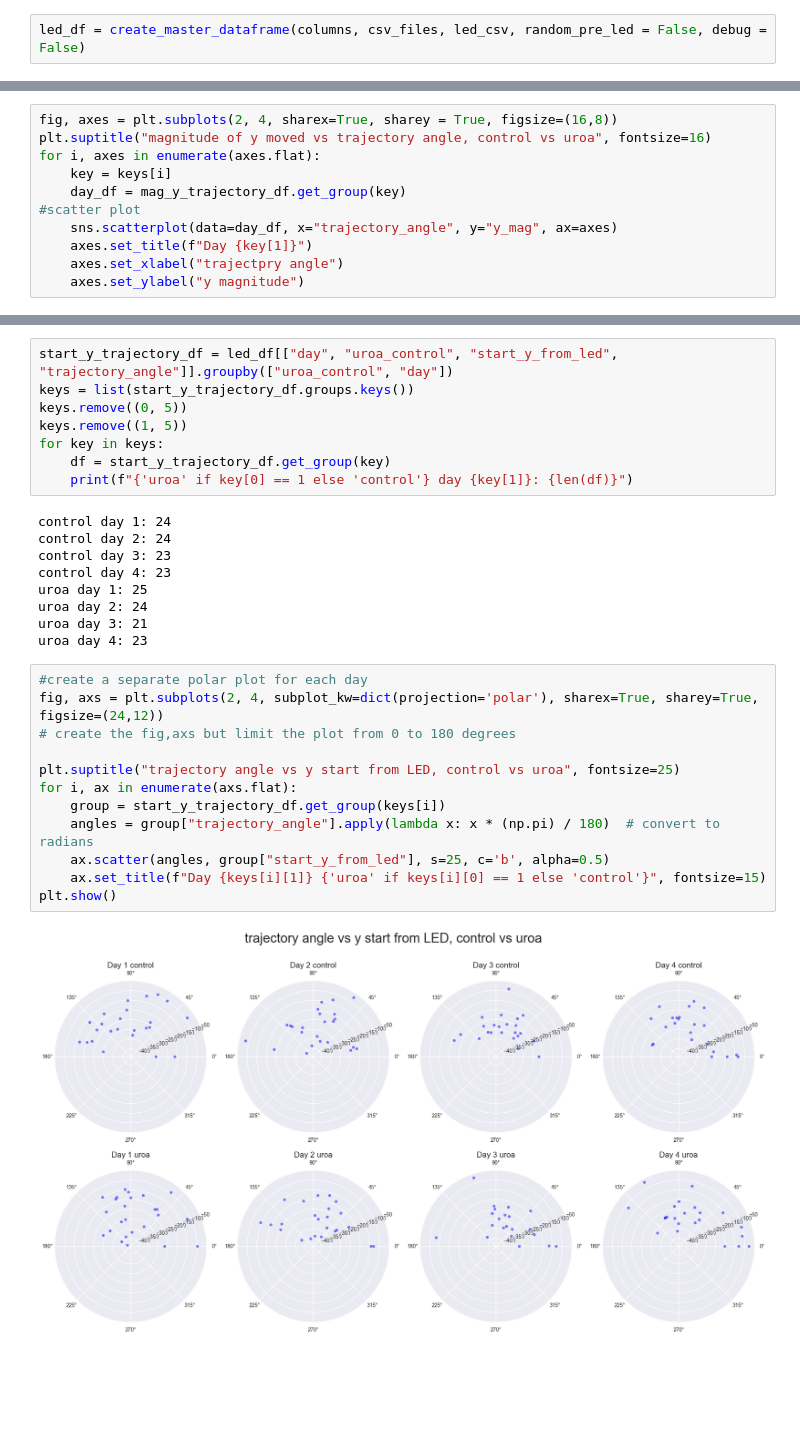
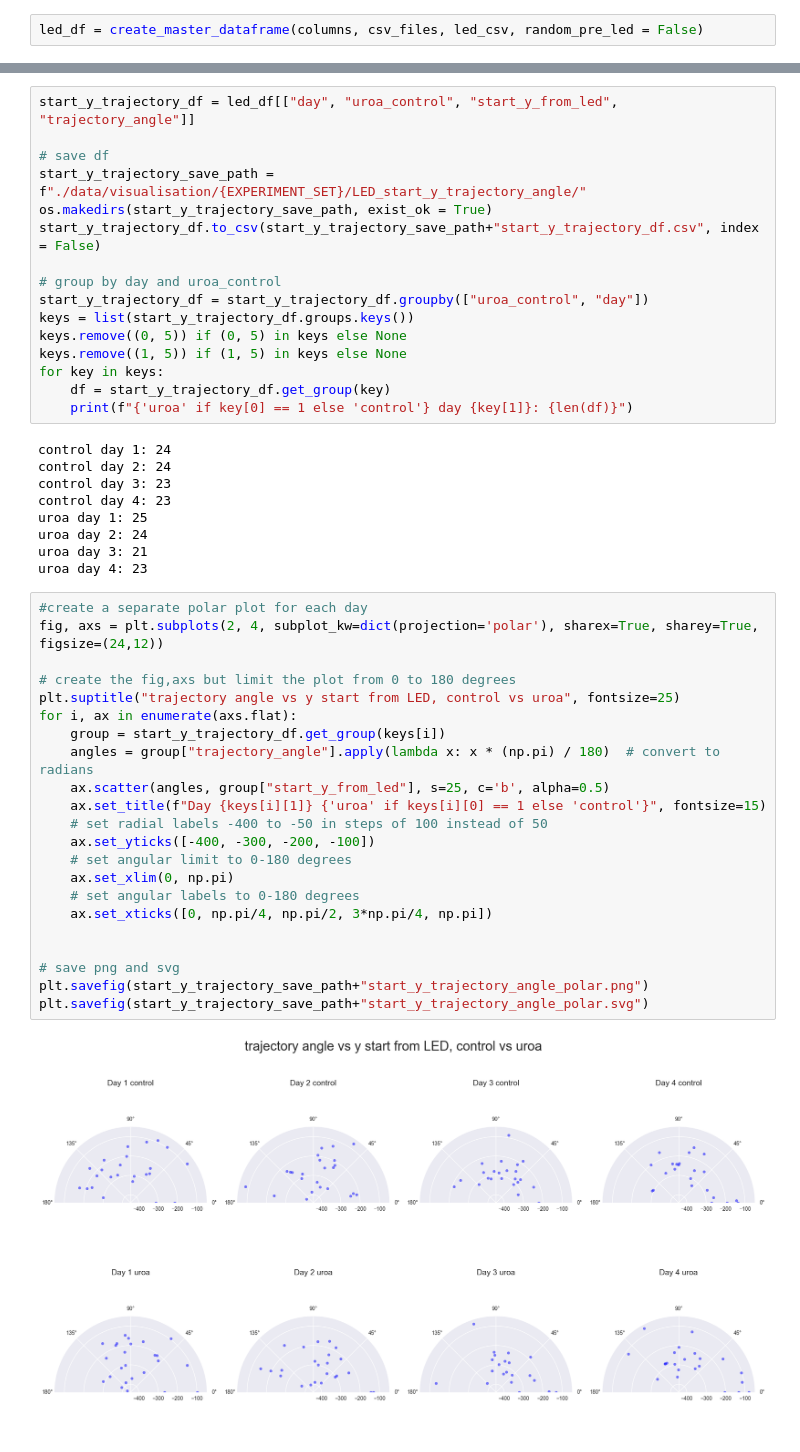
Before and after one commit to teesha902/FYP_ASMLab, a Jupyter notebook: visualisation.ipynb, the cells around one changed output, grey strips where cells are left out. Saved outputs shown, nothing was run; the diff lists cells and outputs as text; blank space fills up the shorter version.

Commit message:
saving plots + trajectory, y_led_start, y_mag y_up

```diff
--- a/visualisation.ipynb
+++ b/visualisation.ipynb
@@ -200,7 +212,7 @@ columns = ['name',
 # %% [markdown]
 #### LED subset data frame
 # %%
-led_df = create_master_dataframe(columns, csv_files, led_csv, random_pre_led = False, debug = False)
+led_df = create_master_dataframe(columns, csv_files, led_csv, random_pre_led = False)
 # %% [output]
 101_M.csv
 144_M.csv
@@ -447,11 +517,0 @@ for key in keys:
-# %%
-fig, axes = plt.subplots(2, 4, sharex=True, sharey = True, figsize=(16,8))
-plt.suptitle("magnitude of y moved vs trajectory angle, control vs uroa", fontsize=16)
-for i, axes in enumerate(axes.flat):
-    key = keys[i]
-    day_df = mag_y_trajectory_df.get_group(key)
-#scatter plot
-    sns.scatterplot(data=day_df, x="trajectory_angle", y="y_mag", ax=axes)
-    axes.set_title(f"Day {key[1]}")
-    axes.set_xlabel("trajectpry angle")
-    axes.set_ylabel("y magnitude")
@@ -474,10 +535,18 @@ plt.show()
 
 This puts LED at the center of the polar plot essentially, and we plot how far does each fish start from the LED. If they are starting from a lower height, they are radially outwards (we want this so that those who started closer are shown as closer to LED, plus their trajectory angle does not matter too much)
 # %%
-start_y_trajectory_df = led_df[["day", "uroa_control", "start_y_from_led", "trajectory_angle"]].groupby(["uroa_control", "day"])
+start_y_trajectory_df = led_df[["day", "uroa_control", "start_y_from_led", "trajectory_angle"]]
+
+# save df
+start_y_trajectory_save_path = f"./data/visualisation/{EXPERIMENT_SET}/LED_start_y_trajectory_angle/"
+os.makedirs(start_y_trajectory_save_path, exist_ok = True)
+start_y_trajectory_df.to_csv(start_y_trajectory_save_path+"start_y_trajectory_df.csv", index = False)
+
+# group by day and uroa_control
+start_y_trajectory_df = start_y_trajectory_df.groupby(["uroa_control", "day"])
 keys = list(start_y_trajectory_df.groups.keys())
-keys.remove((0, 5))
-keys.remove((1, 5))
+keys.remove((0, 5)) if (0, 5) in keys else None
+keys.remove((1, 5)) if (1, 5) in keys else None
 for key in keys:
     df = start_y_trajectory_df.get_group(key)
     print(f"{'uroa' if key[0] == 1 else 'control'} day {key[1]}: {len(df)}")
@@ -493,14 +562,24 @@ uroa day 4: 23
 # %%
 #create a separate polar plot for each day
 fig, axs = plt.subplots(2, 4, subplot_kw=dict(projection='polar'), sharex=True, sharey=True, figsize=(24,12))
+
 # create the fig,axs but limit the plot from 0 to 180 degrees
-
 plt.suptitle("trajectory angle vs y start from LED, control vs uroa", fontsize=25)
 for i, ax in enumerate(axs.flat):
     group = start_y_trajectory_df.get_group(keys[i])
     angles = group["trajectory_angle"].apply(lambda x: x * (np.pi) / 180)  # convert to radians
     ax.scatter(angles, group["start_y_from_led"], s=25, c='b', alpha=0.5)
     ax.set_title(f"Day {keys[i][1]} {'uroa' if keys[i][0] == 1 else 'control'}", fontsize=15)
-plt.show()
+    # set radial labels -400 to -50 in steps of 100 instead of 50
+    ax.set_yticks([-400, -300, -200, -100])
+    # set angular limit to 0-180 degrees
+    ax.set_xlim(0, np.pi)
+    # set angular labels to 0-180 degrees
+    ax.set_xticks([0, np.pi/4, np.pi/2, 3*np.pi/4, np.pi])
+
+
+# save png and svg
+plt.savefig(start_y_trajectory_save_path+"start_y_trajectory_angle_polar.png")
+plt.savefig(start_y_trajectory_save_path+"start_y_trajectory_angle_polar.svg")
 # %% [output]
-[figure, old version]
+[figure, new version]
```
Also changed, not shown: parts of 32 cells of this notebook, 1 other file.
